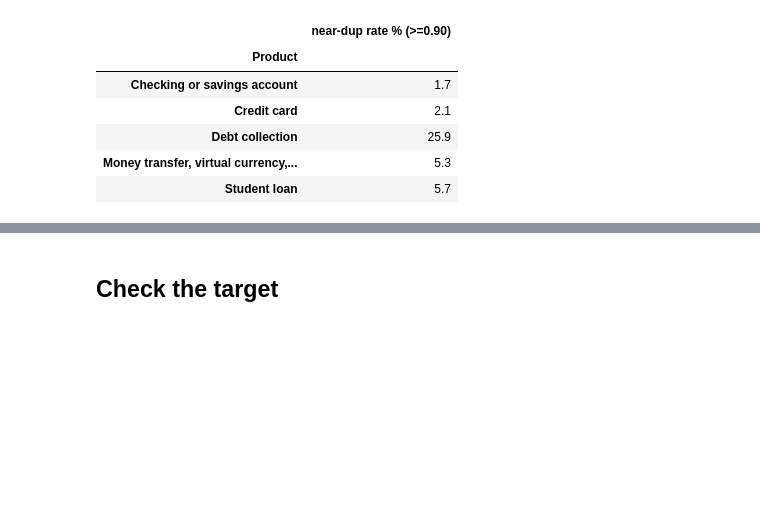
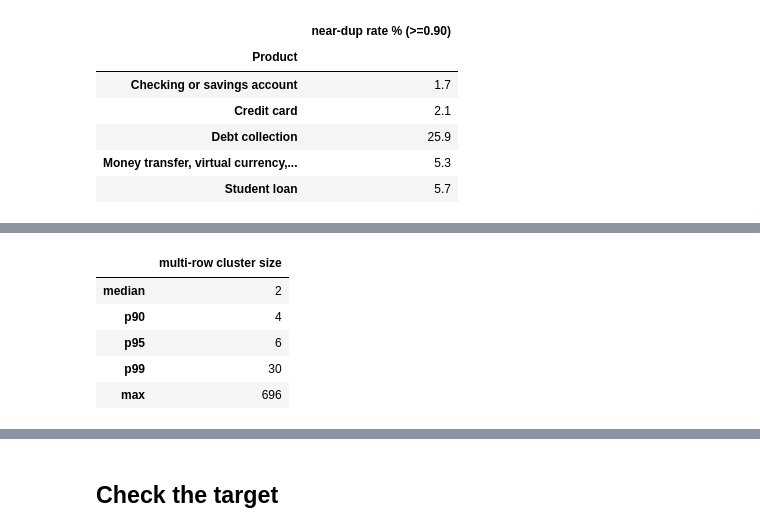
Before and after one commit to Udbhav748/fintech-complaint-classification-lstm-distilbert, a Jupyter notebook: notebooks/01_eda.ipynb, the cells around one changed output, grey strips where cells are left out. Drawn from its saved outputs; the diff is of its cells as text; code cells hidden in the pictures; blank space fills up the shorter version.

```diff
--- a/notebooks/01_eda.ipynb
+++ b/notebooks/01_eda.ipynb
@@ -270,0 +306,15 @@ measured against the TF-IDF reference below before proposing anything, since a
+# %%
+pd.Series({
+    "median": int(np.median(multi)),
+    "p90": int(np.quantile(multi, 0.90)),
+    "p95": int(np.quantile(multi, 0.95)),
+    "p99": int(np.quantile(multi, 0.99)),
+    "max": int(multi.max()),
+}).to_frame("multi-row cluster size")
+# %% [output]
+|  | multi-row cluster size |
+| median | 2 |
+| p90 | 4 |
+| p95 | 6 |
+| p99 | 30 |
+| max | 696 |
```
Also changed, not shown: parts of 13 cells of this notebook, 11 other files.
